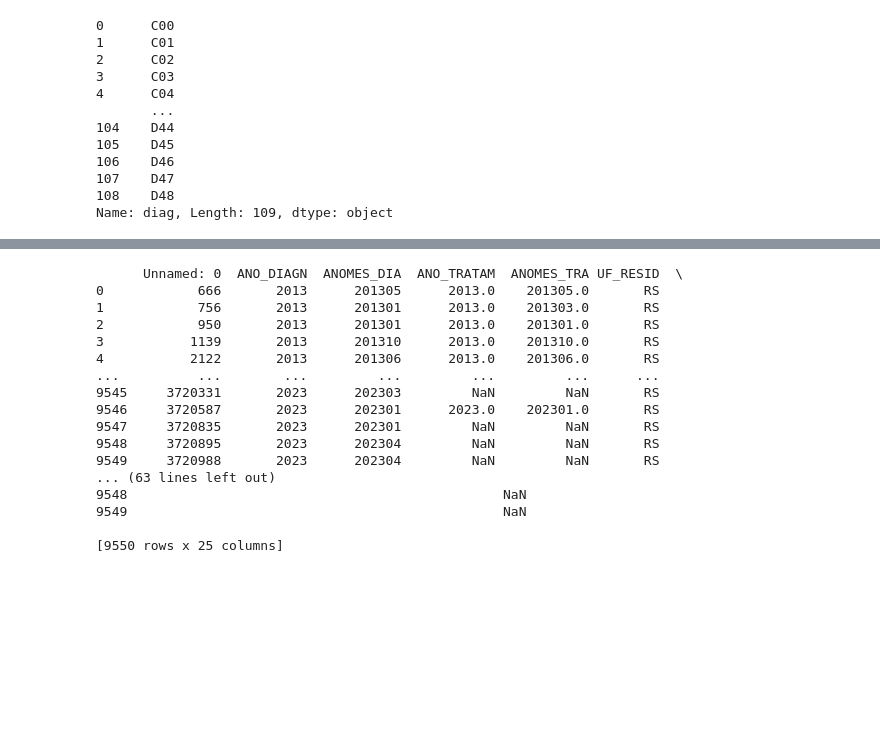
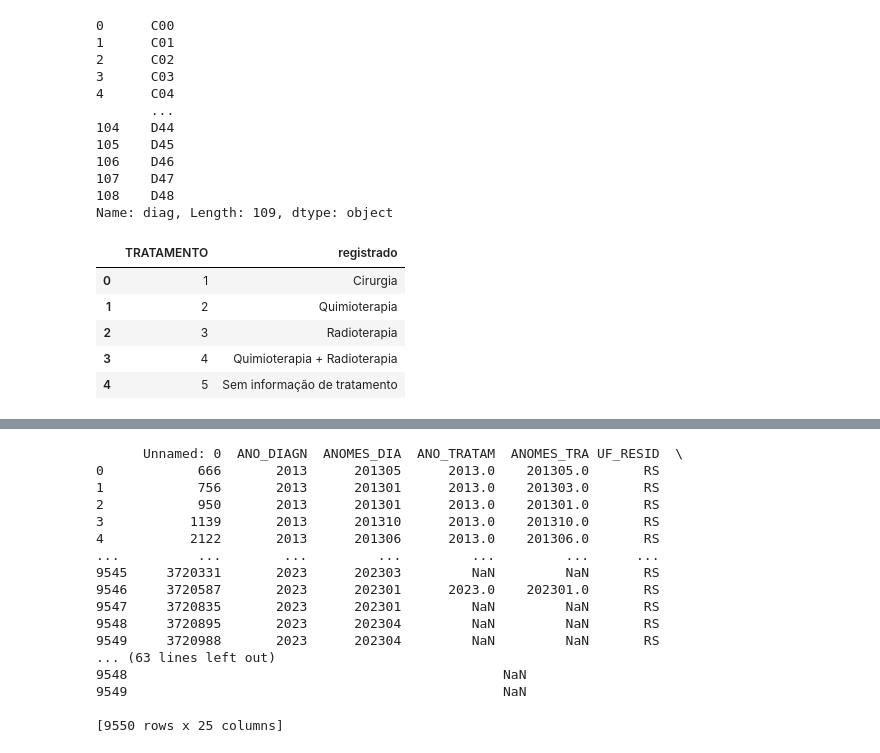
Before and after one commit to felipeasr/dash_oncoloico, a Jupyter notebook: Analise.ipynb, the cells around one changed output, grey strips where cells are left out. Saved outputs shown, nothing was run; the diff lists cells and outputs as text; code cells hidden in the pictures; blank space fills up the shorter version.

```diff
--- a/Analise.ipynb
+++ b/Analise.ipynb
@@ -234,4 +227,14 @@ tabela_uf['diag']
 107    D47
 108    D48
 Name: diag, Length: 109, dtype: object
+# %%
+tabela_uf = pd.read_csv('trat.csv', sep=",")
+tabela_uf
+# %% [output]
+|  | TRATAMENTO | registrado |
+| 0 | 1 | Cirurgia |
+| 1 | 2 | Quimioterapia |
+| 2 | 3 | Radioterapia |
+| 3 | 4 | Quimioterapia + Radioterapia |
+| 4 | 5 | Sem informação de tratamento |
 # %%
```
Also changed, not shown: parts of 3 cells of this notebook, 2 other files.
